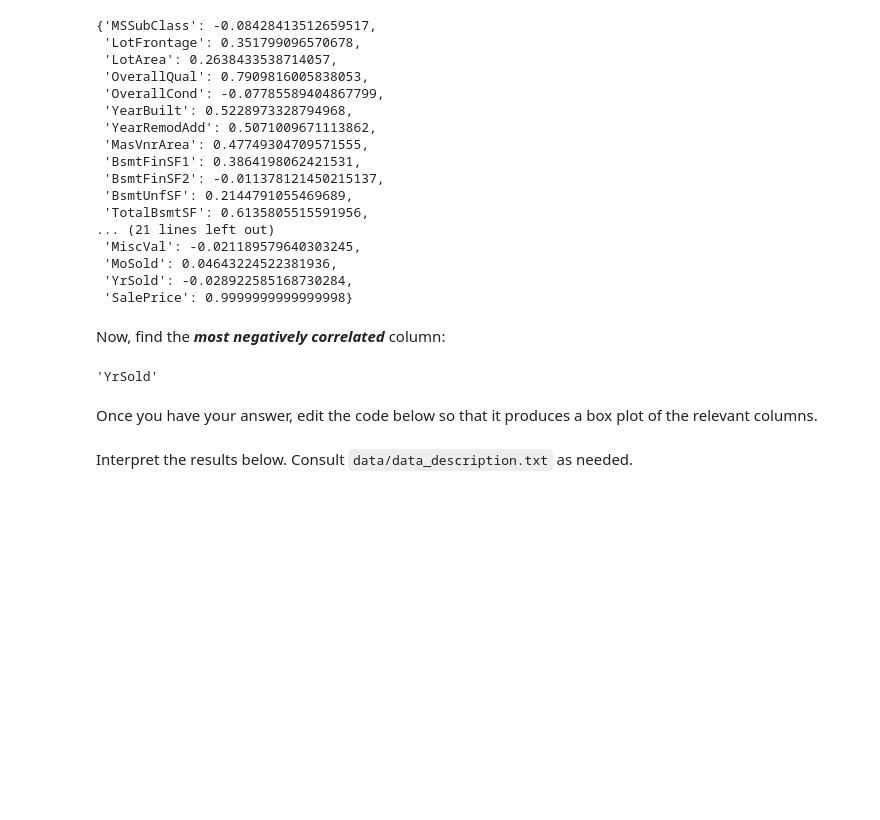
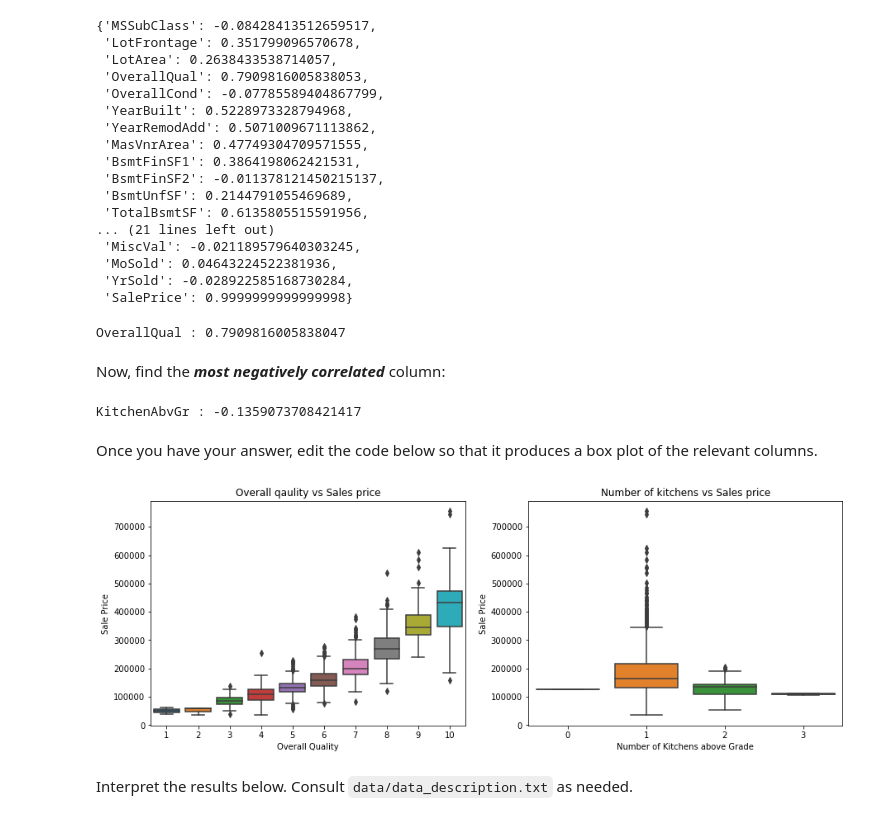
Before and after one commit to Trevor334/dsc-pandas-eda-lab, a Jupyter notebook: index.ipynb, the cells around one changed output. Saved outputs shown, nothing was run; the diff lists cells and outputs as text; code cells hidden in the pictures; blank space fills up the shorter version.

```diff
--- a/index.ipynb
+++ b/index.ipynb
@@ -386,40 +418,48 @@ empty_dict
  'MoSold': 0.04643224522381936,
  'YrSold': -0.028922585168730284,
  'SalePrice': 0.9999999999999998}
+# %%
+corr = df.corr()['SalePrice'].sort_values()
+print(corr.index[-2], ':', corr[-2])
+# %% [output]
+OverallQual : 0.7909816005838047
 # %% [markdown]
 Now, find the ***most negatively correlated*** column:
 # %%
 # Your code here
+print(corr.index[0], ':', corr[0])
 # %% [output]
-'YrSold'
+KitchenAbvGr : -0.1359073708421417
 # %% [markdown]
 Once you have your answer, edit the code below so that it produces a box plot of the relevant columns.
 # %%
 # Replace None with appropriate code
 
 import seaborn as sns
 
 fig, (ax1, ax2) = plt.subplots(ncols=2, figsize=(15,5))
 
 # Plot distribution of column with highest correlation
 sns.boxplot(
-    x=None,
+    x=df[corr.index[-2]],
     y=df["SalePrice"],
     ax=ax1
 )
 # Plot distribution of column with most negative correlation
 sns.boxplot(
-    x=None,
+    x=df[corr.index[0]],
     y=df["SalePrice"],
     ax=ax2
 )
 
 # Customize labels
-ax1.set_title(None)
-ax1.set_xlabel(None)
+ax1.set_title('Overall qaulity vs Sales price')
+ax1.set_xlabel('Overall Quality')
 ax1.set_ylabel("Sale Price")
-ax2.set_title(None)
-ax2.set_xlabel(None)
+ax2.set_title('Number of kitchens vs Sales price')
+ax2.set_xlabel('Number of Kitchens above Grade')
 ax2.set_ylabel("Sale Price");
+# %% [output]
+[figure, added]
 # %% [markdown]
 Interpret the results below. Consult `data/data_description.txt` as needed.
```
Also changed, not shown: parts of 23 cells of this notebook.
